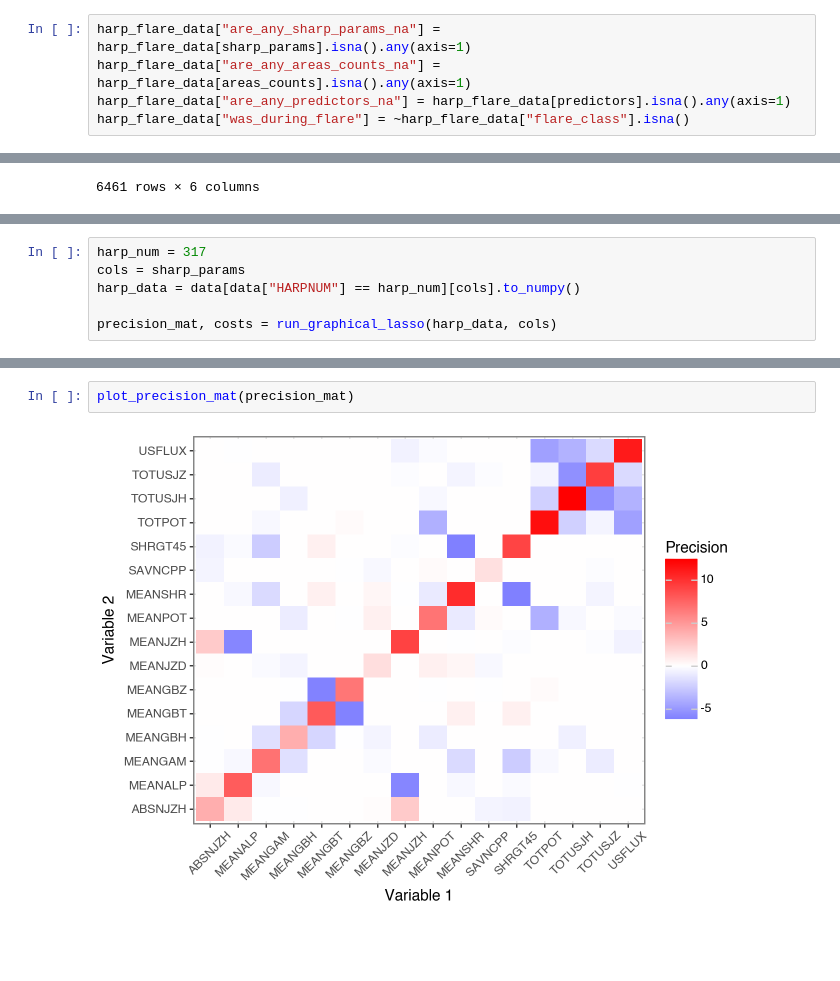
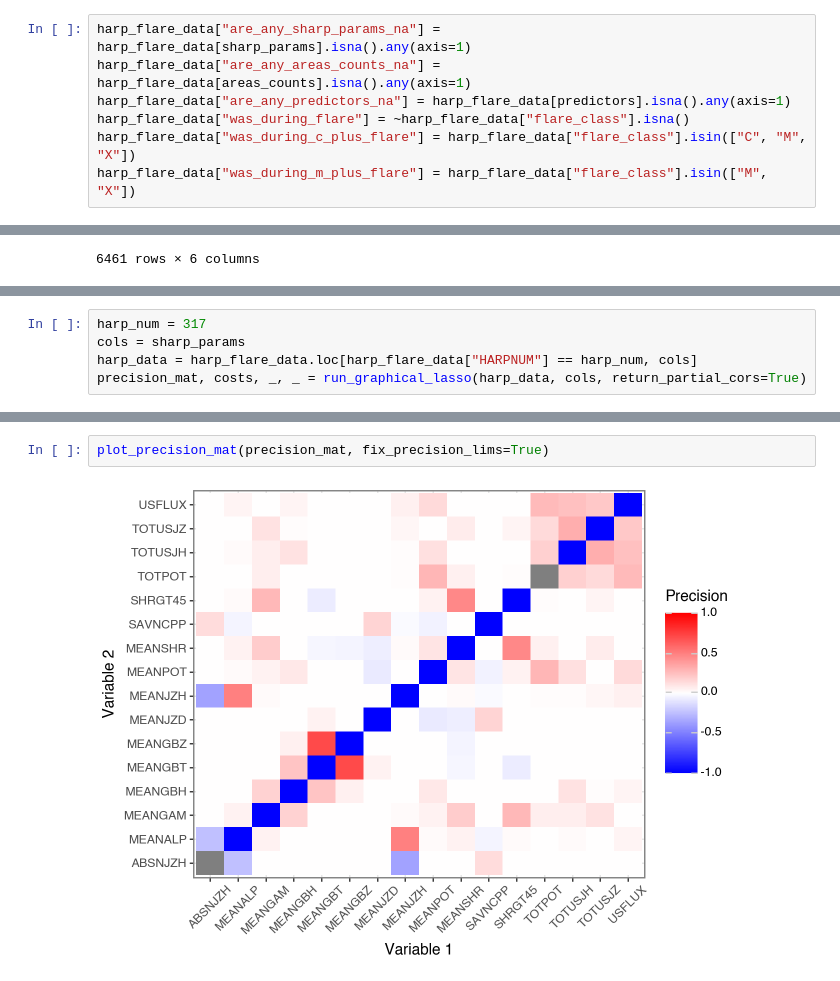
Before and after one commit to victorverma/xray_flux_forecasting, a Jupyter notebook: notebooks/graphical_lasso.ipynb, the cells around one changed output, grey strips where cells are left out. Drawn from its saved outputs; the diff is of its cells as text; blank space fills up the shorter version.

```diff
--- a/notebooks/graphical_lasso.ipynb
+++ b/notebooks/graphical_lasso.ipynb
@@ -31,6 +31,8 @@ harp_flare_data["are_any_sharp_params_na"] = harp_flare_data[sharp_params].isna(
 harp_flare_data["are_any_areas_counts_na"] = harp_flare_data[areas_counts].isna().any(axis=1)
 harp_flare_data["are_any_predictors_na"] = harp_flare_data[predictors].isna().any(axis=1)
 harp_flare_data["was_during_flare"] = ~harp_flare_data["flare_class"].isna()
+harp_flare_data["was_during_c_plus_flare"] = harp_flare_data["flare_class"].isin(["C", "M", "X"])
+harp_flare_data["was_during_m_plus_flare"] = harp_flare_data["flare_class"].isin(["M", "X"])
 # %%
 harp_flare_data[["are_any_sharp_params_na", "was_during_flare"]].value_counts()
 # %% [output]
@@ -154,6 +245,5 @@ harp_stats[has_no_nas & has_enough_recs]
 # %%
 harp_num = 317
 cols = sharp_params
-harp_data = data[data["HARPNUM"] == harp_num][cols].to_numpy()
-
-precision_mat, costs = run_graphical_lasso(harp_data, cols)
+harp_data = harp_flare_data.loc[harp_flare_data["HARPNUM"] == harp_num, cols]
+precision_mat, costs, _, _ = run_graphical_lasso(harp_data, cols, return_partial_cors=True)
@@ -180,4 +250,4 @@ precision_mat
 # %%
-plot_precision_mat(precision_mat)
+plot_precision_mat(precision_mat, fix_precision_lims=True)
 # %% [output]
-[figure, old version]
+[figure, new version]
```
Also changed, not shown: parts of 20 cells of this notebook.
